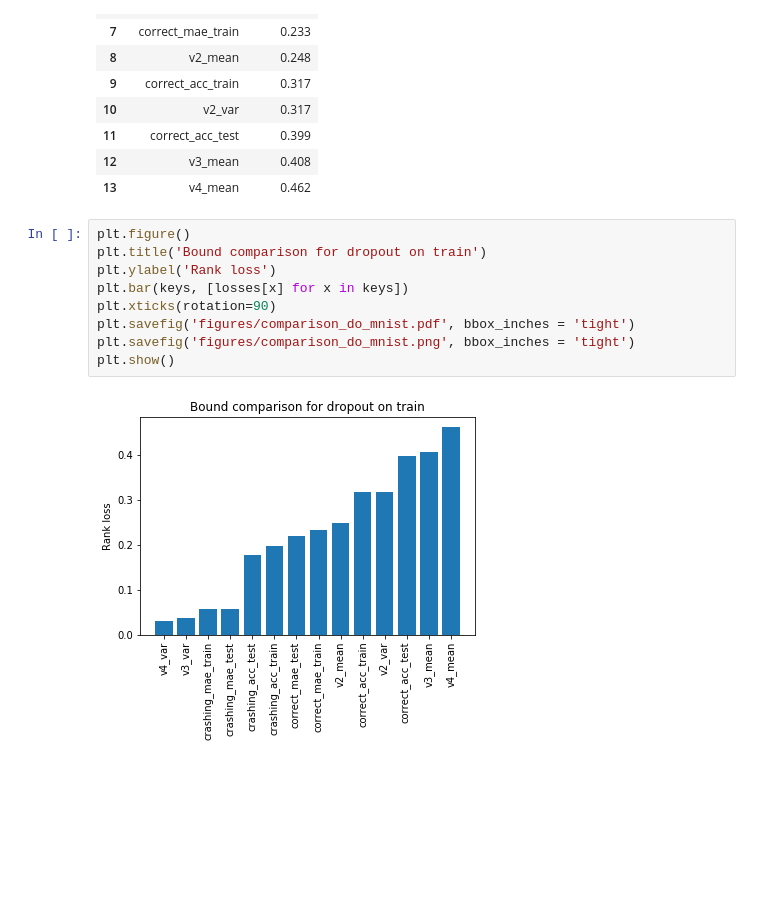
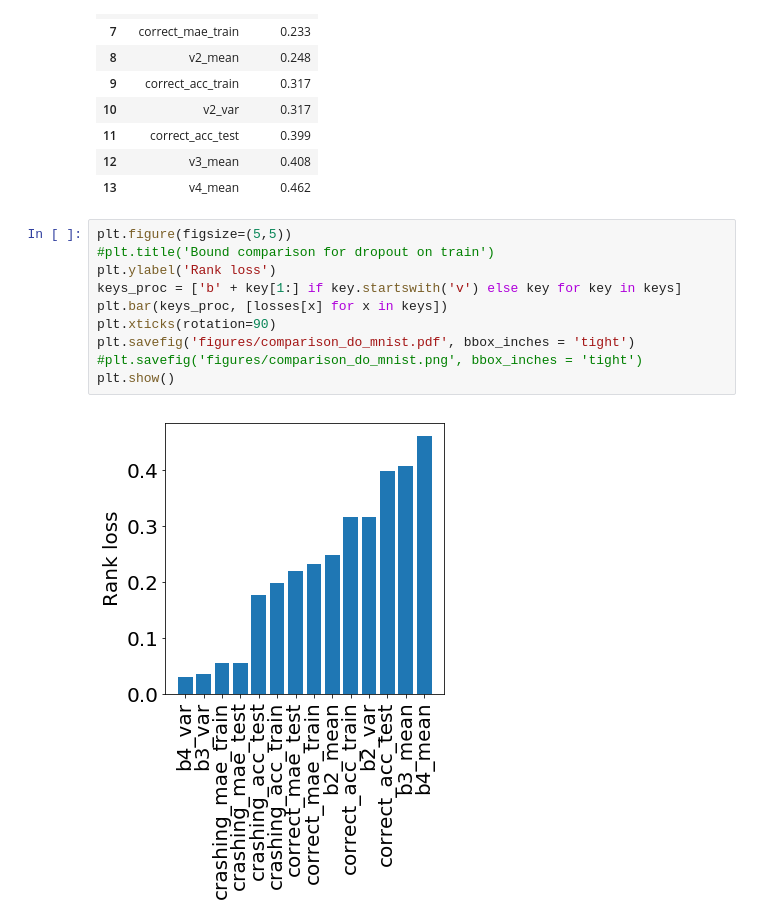
Before and after one commit to LPD-EPFL/nn-fault-tolerance, a Jupyter notebook: ComparisonIncreasingDropoutMNIST.ipynb, the cells around one changed output. Drawn from its saved outputs; the diff is of its cells as text; blank space fills up the shorter version.

```diff
--- a/ComparisonIncreasingDropoutMNIST.ipynb
+++ b/ComparisonIncreasingDropoutMNIST.ipynb
@@ -280,13 +287,14 @@ pd.DataFrame([(key, losses[key]) for key in keys], columns = ['Key', 'Rank Loss'
 | 12 | v3_mean | 0.408 |
 | 13 | v4_mean | 0.462 |
 # %%
-plt.figure()
-plt.title('Bound comparison for dropout on train')
+plt.figure(figsize=(5,5))
+#plt.title('Bound comparison for dropout on train')
 plt.ylabel('Rank loss')
-plt.bar(keys, [losses[x] for x in keys])
+keys_proc = ['b' + key[1:] if key.startswith('v') else key for key in keys]
+plt.bar(keys_proc, [losses[x] for x in keys])
 plt.xticks(rotation=90)
 plt.savefig('figures/comparison_do_mnist.pdf', bbox_inches = 'tight')
-plt.savefig('figures/comparison_do_mnist.png', bbox_inches = 'tight')
+#plt.savefig('figures/comparison_do_mnist.png', bbox_inches = 'tight')
 plt.show()
 # %% [output]
-[figure, old version]
+[figure, new version]
```
Also changed, not shown: parts of 8 cells of this notebook, 10 other files.
